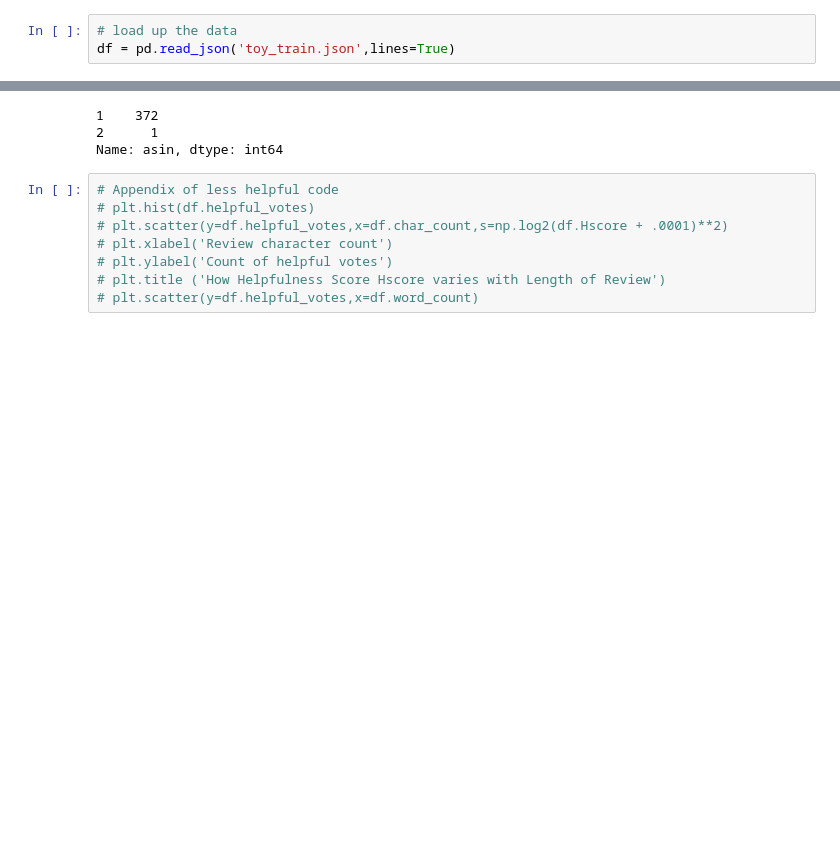
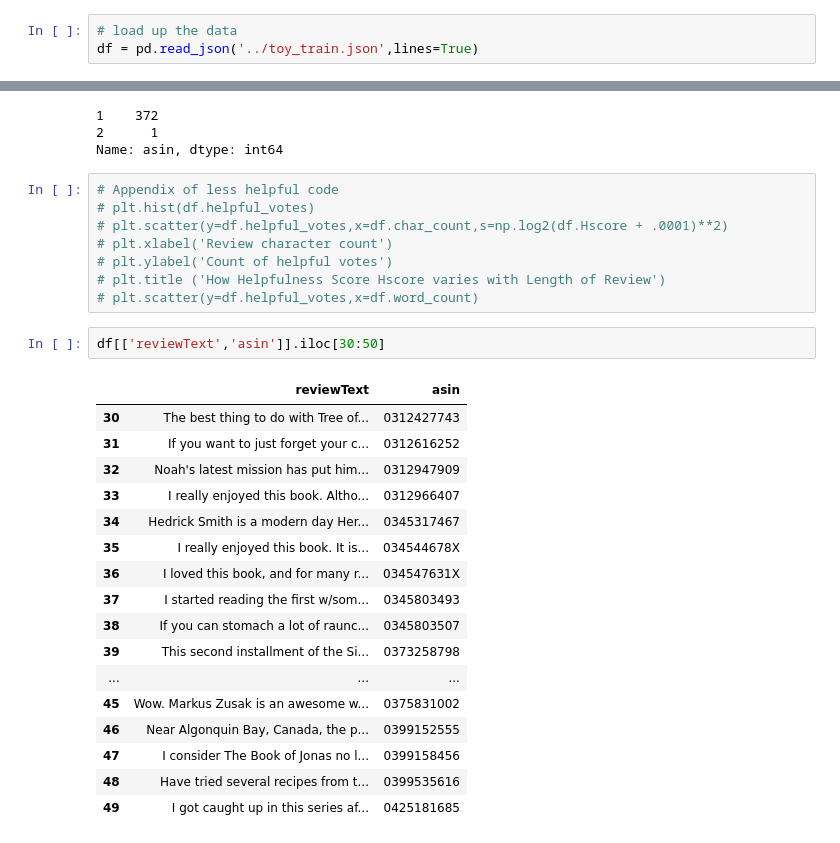
Before and after one commit to jendatx/RealRelevantReviews, a Jupyter notebook: Prelim_EDA_of_toy_train.ipynb, the cells around one changed output, grey strips where cells are left out. Drawn from its saved outputs; the diff is of its cells as text; blank space fills up the shorter version.

```diff
--- a/Prelim_EDA_of_toy_train.ipynb
+++ b/Prelim_EDA_of_toy_train.ipynb
@@ -15,7 +19,7 @@ pd.set_option('max_colwidth', 140)
 {"reviewerID": "AVITXW9Q9COJL", "asin": "0002247399", "reviewerName": "Carol Brennan", "helpful": [0, 5], "reviewText": "My husband has really loved this series and I have heard the same comments from ...
 # %%
 # load up the data
-df = pd.read_json('toy_train.json',lines=True)
+df = pd.read_json('../toy_train.json',lines=True)
 # %% [markdown]
 ## FIRST MAKE HELPFULNESS WORKABLE
 # %%
@@ -177,3 +181,23 @@ Name: asin, dtype: int64
 # plt.ylabel('Count of helpful votes')
 # plt.title ('How Helpfulness Score Hscore varies with Length of Review')
 # plt.scatter(y=df.helpful_votes,x=df.word_count)
+# %%
+df[['reviewText','asin']].iloc[30:50]
+# %% [output]
+|  | reviewText | asin |
+| 30 | The best thing to do with Tree of... | 0312427743 |
+| 31 | If you want to just forget your c... | 0312616252 |
+| 32 | Noah's latest mission has put him... | 0312947909 |
+| 33 | I really enjoyed this book. Altho... | 0312966407 |
+| 34 | Hedrick Smith is a modern day Her... | 0345317467 |
+| 35 | I really enjoyed this book. It is... | 034544678X |
+| 36 | I loved this book, and for many r... | 034547631X |
+| 37 | I started reading the first w/som... | 0345803493 |
+| 38 | If you can stomach a lot of raunc... | 0345803507 |
+| 39 | This second installment of the Si... | 0373258798 |
+| ... | ... | ... |
+| 45 | Wow. Markus Zusak is an awesome w... | 0375831002 |
+| 46 | Near Algonquin Bay, Canada, the p... | 0399152555 |
+| 47 | I consider The Book of Jonas no l... | 0399158456 |
+| 48 | Have tried several recipes from t... | 0399535616 |
+| 49 | I got caught up in this series af... | 0425181685 |
```
Also changed, not shown: parts of 3 cells of this notebook, 5 other files.
